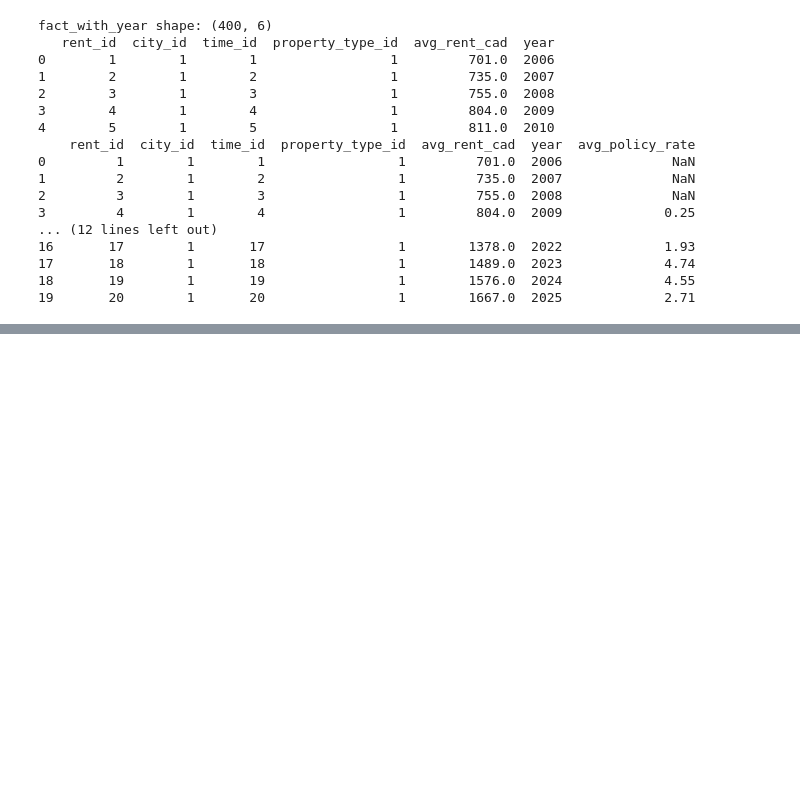
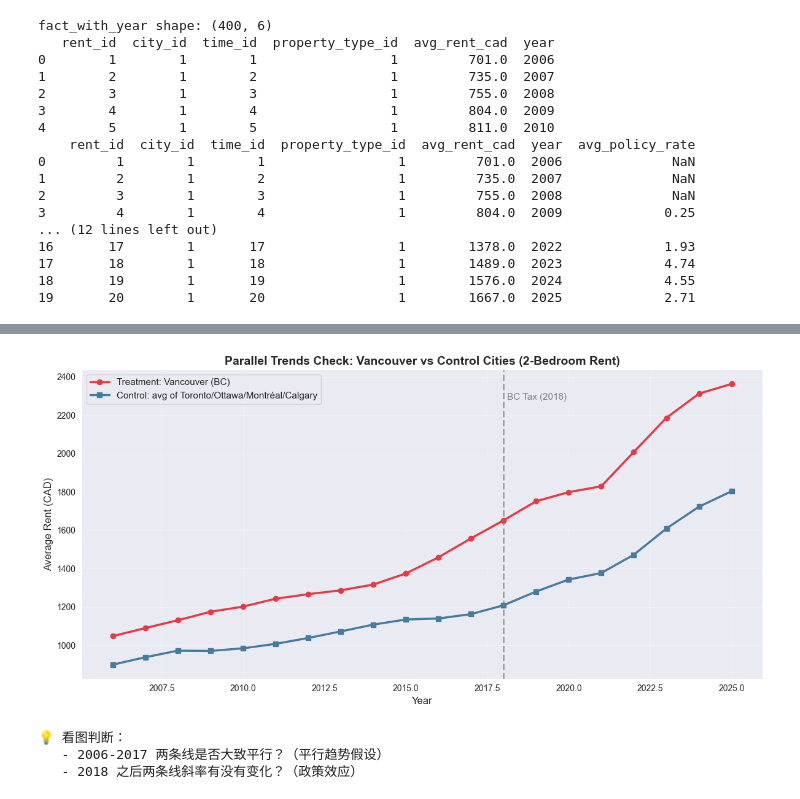
Before and after one commit to ABswh17/canada-housing-affordability, a Jupyter notebook: notebooks/01_data_exploration.ipynb, the cells around one changed output, grey strips where cells are left out. Drawn from its saved outputs; the diff is of its cells as text; code cells hidden in the pictures; blank space fills up the shorter version.

```diff
--- a/notebooks/01_data_exploration.ipynb
+++ b/notebooks/01_data_exploration.ipynb
@@ -1463,0 +1545,15 @@ Schema:
+# %%
+# ============================================================
+# Day 3 - Step 2: Visualize parallel trends assumption
+# ============================================================
+
+import matplotlib.pyplot as plt
+
+# Step 2.1: 准备绘图数据 — 按 year × treatment_group 算平均租金
+# 提示：只看 2-Bedroom，避免房型混淆
+plot_data = panel_data[panel_data['unit_type'] == '2-Bedroom'].copy()
+
+# 按 year + treatment_group 算均值
+trend = trend = plot_data.groupby(['year', 'treatment_group'])['avg_rent_cad'].mean().reset_index()
+
+print(trend.head(10))
@@ -1463,0 +1572,40 @@ Schema:
+# %%
+# Step 2.2: 画平行趋势图
+fig, ax = plt.subplots(figsize=(12, 6))
+
+# 处理组 Vancouver
+treat = trend[trend['treatment_group'] == 1]
+ax.plot(treat['year'], treat['avg_rent_cad'],
+        marker='o', linewidth=2.5, color='#E63946',
+        label='Treatment: Vancouver (BC)')
+
+# 对照组 average
+ctrl = trend[trend['treatment_group'] == 0]
+ax.plot(ctrl['year'], ctrl['avg_rent_cad'],
+        marker='s', linewidth=2.5, color='#457B9D',
+        label='Control: avg of Toronto/Ottawa/Montréal/Calgary')
+
+# 政策时间线
+ax.axvline(x=2018, color='gray', linestyle='--', linewidth=2, alpha=0.7)
+ax.text(2018.1, ax.get_ylim()[1] * 0.95, 'BC Tax (2018)',
+        fontsize=11, color='gray', verticalalignment='top')
+
+# 标注关键年份
+ax.set_title('Parallel Trends Check: Vancouver vs Control Cities (2-Bedroom Rent)',
+             fontsize=14, fontweight='bold')
+ax.set_xlabel('Year', fontsize=12)
+ax.set_ylabel('Average Rent (CAD)', fontsize=12)
+ax.legend(fontsize=11, loc='upper left')
+ax.grid(True, alpha=0.3)
+
+plt.tight_layout()
+plt.show()
+
+print("\n💡 看图判断：")
+print("   - 2006-2017 两条线是否大致平行？（平行趋势假设）")
+print("   - 2018 之后两条线斜率有没有变化？（政策效应）")
+# %% [output]
+[figure, added]
+💡 看图判断：
+   - 2006-2017 两条线是否大致平行？（平行趋势假设）
+   - 2018 之后两条线斜率有没有变化？（政策效应）
```
Also changed, not shown: parts of 10 cells of this notebook.
